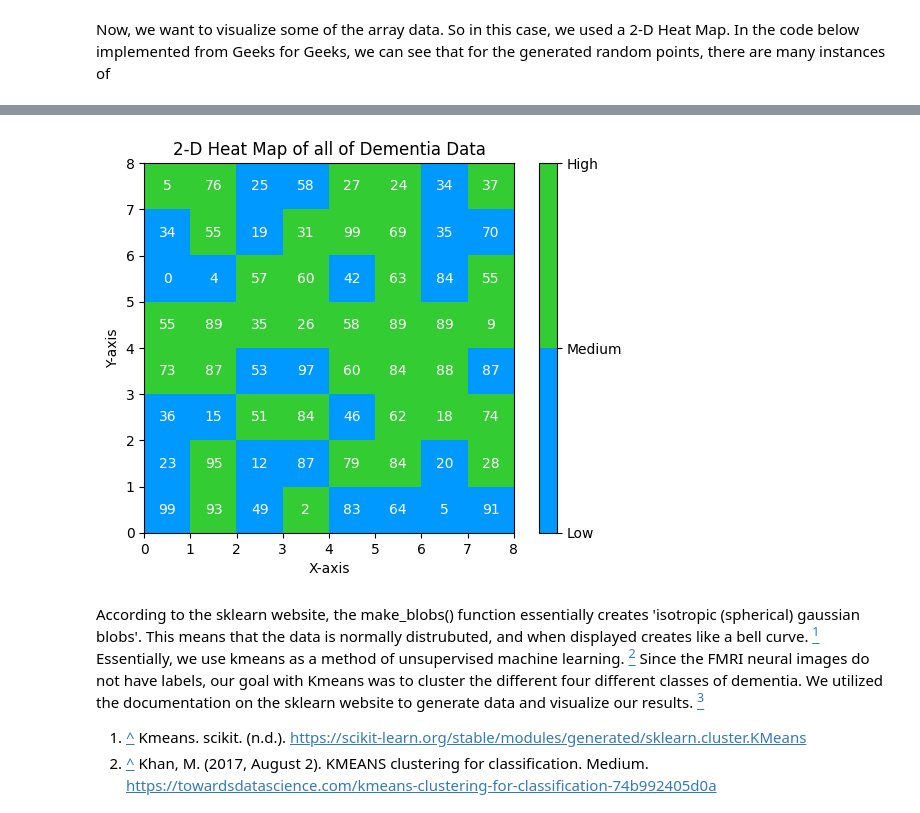
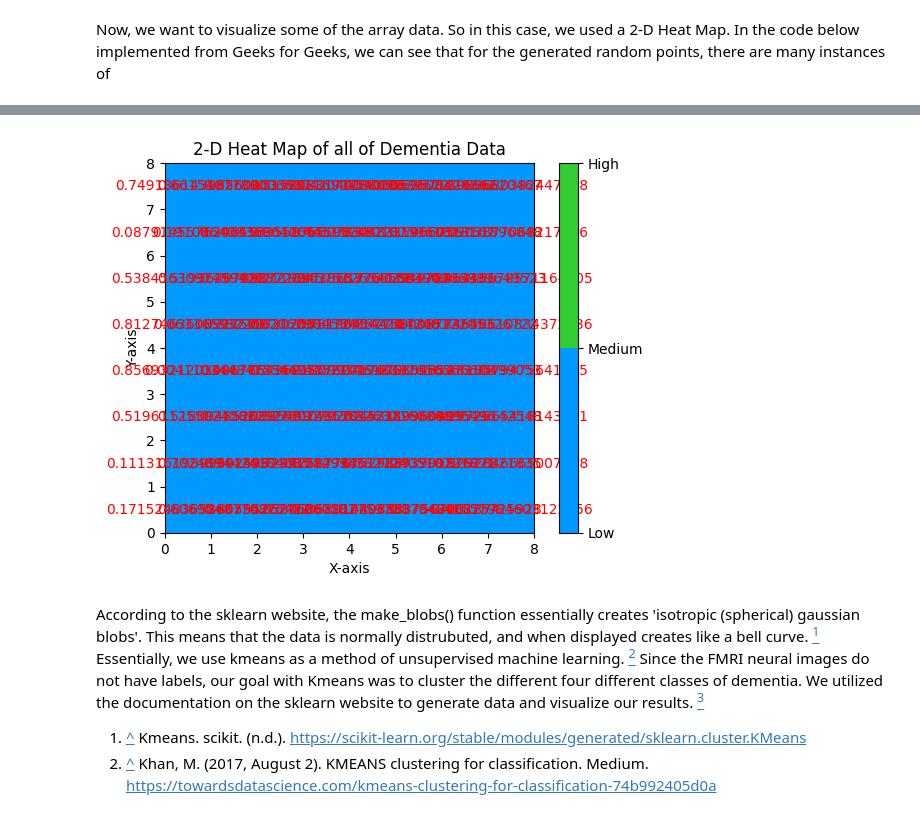
Before and after one commit to enriqfatima/COGS138_GROUP_13, a Jupyter notebook: COGS138_Final.ipynb, the cells around one changed output, grey strips where cells are left out. Drawn from its saved outputs; the diff is of its cells as text; code cells hidden in the pictures.

```diff
--- a/COGS138_Final.ipynb
+++ b/COGS138_Final.ipynb
@@ -782,8 +785,7 @@ all_demented_datasets_array reshape (3198, 49152)
 # %% [markdown]
 Now, we want to visualize some of the array data. So in this case, we used a 2-D Heat Map. In the code below implemented from Geeks for Geeks, we can see that for the generated random points, there are many instances of
 # %%
-two_dim_all_demented_datasets_array = np.random.random((20, 20)) # Here we are generating random data for our graph
-plt.imshow(two_dim_all_demented_datasets_array, interpolation='nearest')
+plt.imshow(two_dim_all_demented_datasets_array, cmap='viridis', aspect='auto',interpolation='nearest')
 plt.title( "2-D Heat Map" )
 plt.colorbar()
 plt.show()
@@ -794,34 +805,31 @@ plt.show()
 # %%
 import matplotlib.colors as colors
-
-# Generate random data
-two_dim_all_demented_datasets_array = np.random.randint(0, 100, size=(8, 8))
 
 # Create a custom color map
 # with blue and green colors
 colors_list = ['#0099ff', '#33cc33']
 cmap = colors.ListedColormap(colors_list)
 
 # Plot the heatmap with custom colors and annotations
 plt.imshow(two_dim_all_demented_datasets_array, cmap=cmap, vmin=0, vmax=100, extent=[0, 8, 0, 8])
 for i in range(8):
 	for j in range(8):
 		plt.annotate(str(two_dim_all_demented_datasets_array[i][j]), xy=(j+0.5, i+0.5),
-					ha='center', va='center', color='white')
+					ha='center', va='center', color='red')
 
 # Add colorbar
 cbar = plt.colorbar(ticks=[0, 50, 100])
 cbar.ax.set_yticklabels(['Low', 'Medium', 'High'])
 
 # Set plot title and axis labels
 plt.title("2-D Heat Map of all of Dementia Data")
 plt.xlabel("X-axis")
 plt.ylabel("Y-axis")
 
 # Display the plot
 plt.show()
 # %% [output]
-[figure, old version]
+[figure, new version]
 # %% [markdown]
 According to the sklearn website, the  make_blobs() function essentially creates 'isotropic (spherical) gaussian blobs'. This means that the data is normally distrubuted, and when displayed creates like a bell curve. </a>[<sup>1</sup>](#cite_note-1) Essentially, we use kmeans as a method of unsupervised machine learning. </a>[<sup>2</sup>](#cite_note-2)  Since the FMRI neural images do not have labels, our goal with Kmeans was to cluster the different four different classes of dementia. We utilized the documentation on the sklearn website to generate data and visualize our results. </a>[<sup>3</sup>](#cite_note-3)
 
```
Also changed, not shown: parts of 3 cells of this notebook.
